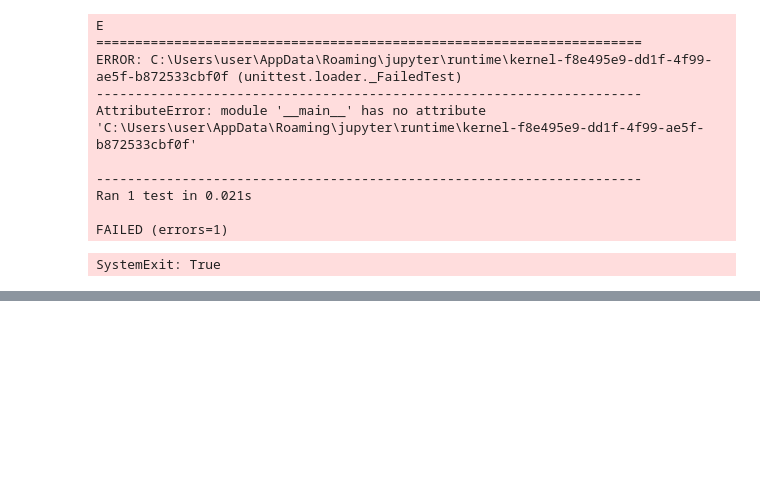
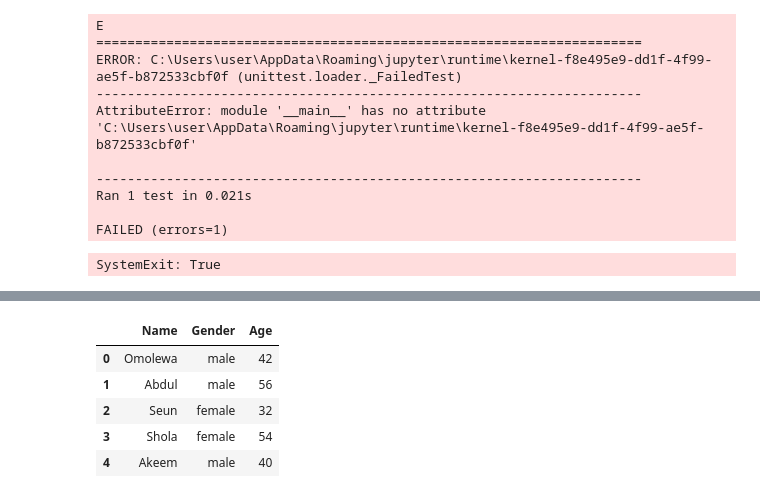
Before and after one commit to NextLmabda/classMaterials, a Jupyter notebook: Module1 - PythonBasics/Python Class Object/PythonClass.ipynb, the cells around one changed output, grey strips where cells are left out. Saved outputs shown, nothing was run; the diff lists cells and outputs as text; code cells hidden in the pictures; blank space fills up the shorter version.

```diff
--- a/Module1 - PythonBasics/Python Class Object/PythonClass.ipynb
+++ b/Module1 - PythonBasics/Python Class Object/PythonClass.ipynb
@@ -1107,0 +1163,9 @@ if __name__ == '__main__':
+# %%
+df
+# %% [output]
+|  | Name | Gender | Age |
+| 0 | Omolewa | male | 42 |
+| 1 | Abdul | male | 56 |
+| 2 | Seun | female | 32 |
+| 3 | Shola | female | 54 |
+| 4 | Akeem | male | 40 |
```
Also changed, not shown: parts of 20 cells of this notebook.
